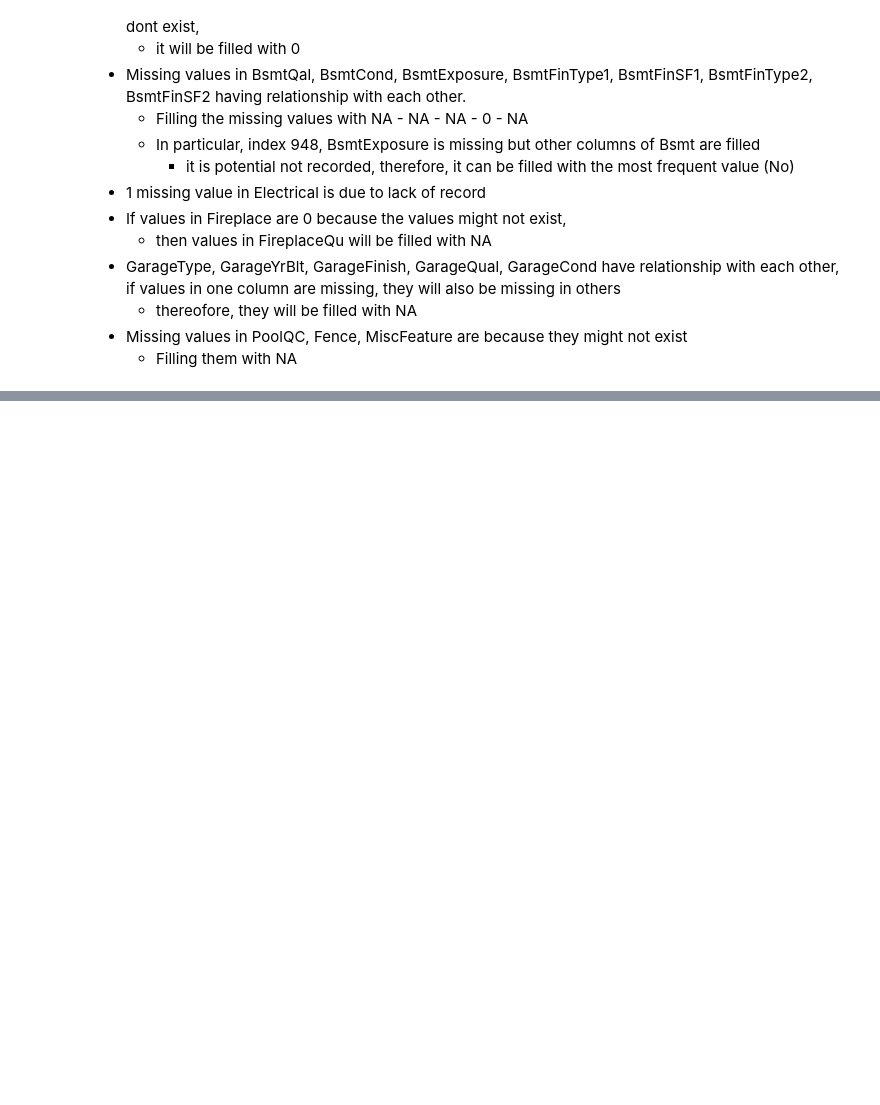
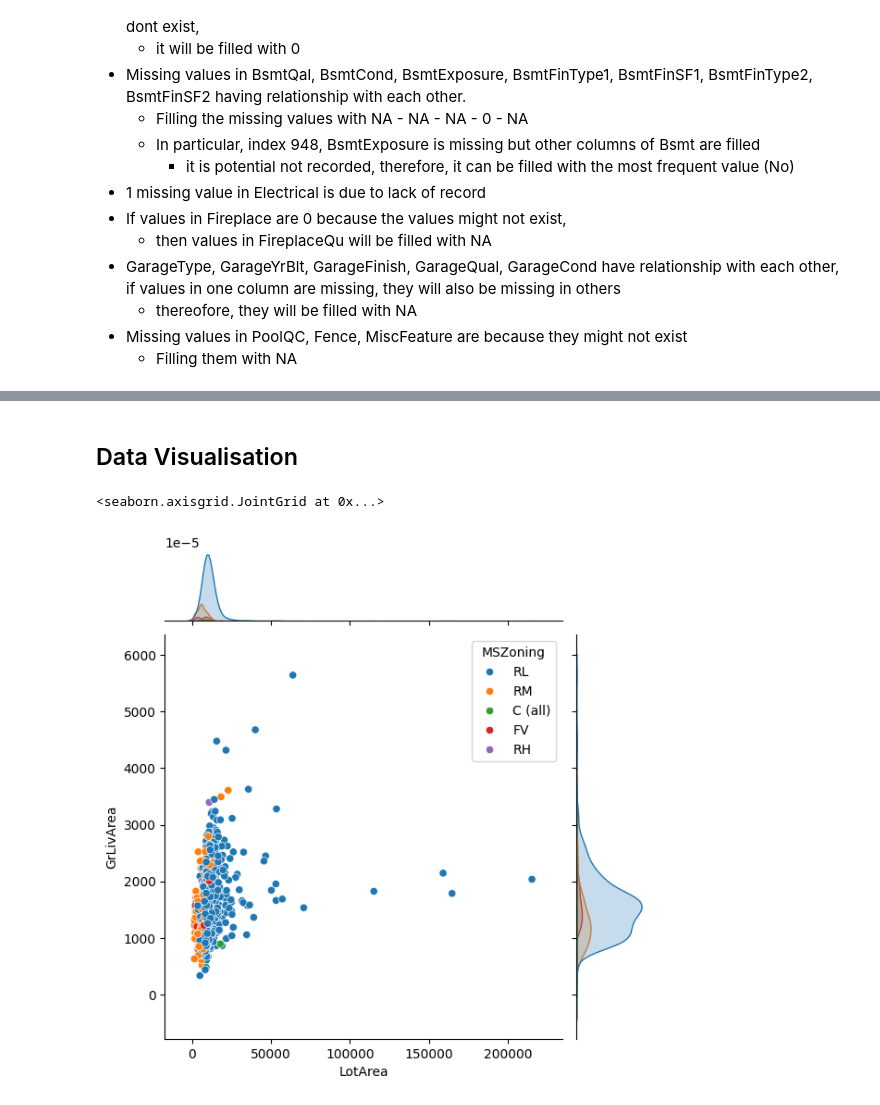
Before and after one commit to pvnt10503/Data-Analytics, a Jupyter notebook: house_price_competition.ipynb, the cells around one changed output, grey strips where cells are left out. Cells and saved outputs as stored; diff of their text form; code cells hidden in the pictures; blank space fills up the shorter version.

Commit message:
analyse the distribution of quantitive variables, finding the most frequency of each catergory variable, create plot for them, considering how to handle missing values

```diff
--- a/house_price_competition.ipynb
+++ b/house_price_competition.ipynb
@@ -155,0 +108,20 @@ train[['GarageType','GarageFinish','GarageQual','GarageCond']] = train[['GarageT
+# %%
+# handle missing values in train dataset
+## quantitive variables
+LotFrontage_avg = train['LotFrontage'].mean()
+LotFrontage_avg
+train['LotFrontage'] = train['LotFrontage'].fillna(LotFrontage_avg)
+train['MasVnrArea'] = train['MasVnrArea'].fillna(0)
+## categorial variables
+train['Alley'] = train['Alley'].fillna('NA')
+train['MasVnrType'] = train['MasVnrType'].fillna('None')
+train[['BsmtQual','BsmtCond','BsmtFinType1']] = train[['BsmtQual','BsmtCond','BsmtFinType1']].fillna('NA')
+train['BsmtExposure'] = train['BsmtExposure'].fillna('NA')
+train['BsmtExposure'][948] = train['BsmtExposure'][948].replace('NA','No')
+train['Electrical'] = train['Electrical'].fillna('SBrkr')
+train['BsmtFinType2'] = train['BsmtFinType2'].fillna('NA')
+train['FireplaceQu'] = train['FireplaceQu'].fillna('NA')
+train[['GarageType','GarageFinish','GarageQual','GarageCond']] = train[['GarageType','GarageFinish','GarageQual','GarageCond']].fillna('NA')
+train['PoolQC'] = train['PoolQC'].fillna('NA')
+train['Fence'] = train['Fence'].fillna('NA')
+train['MiscFeature'] = train['MiscFeature'].fillna('NA')
@@ -155,0 +145,10 @@ train[['GarageType','GarageFinish','GarageQual','GarageCond']] = train[['GarageT
+# %% [markdown]
+## Data Visualisation
+# %%
+sns.jointplot(train, x = 'LotArea', y = 'GrLivArea', hue ='MSZoning')
+# GrLivArea might be greater if LotArea is small, which means ground living area is ultilised
+# and built into building or many stories of a house
+# Outliers might lie in LotArea with MSZoning RL
+# %% [output]
+<seaborn.axisgrid.JointGrid at 0x...>
+[figure, added]
```
Also changed, not shown: parts of 26 cells of this notebook.
